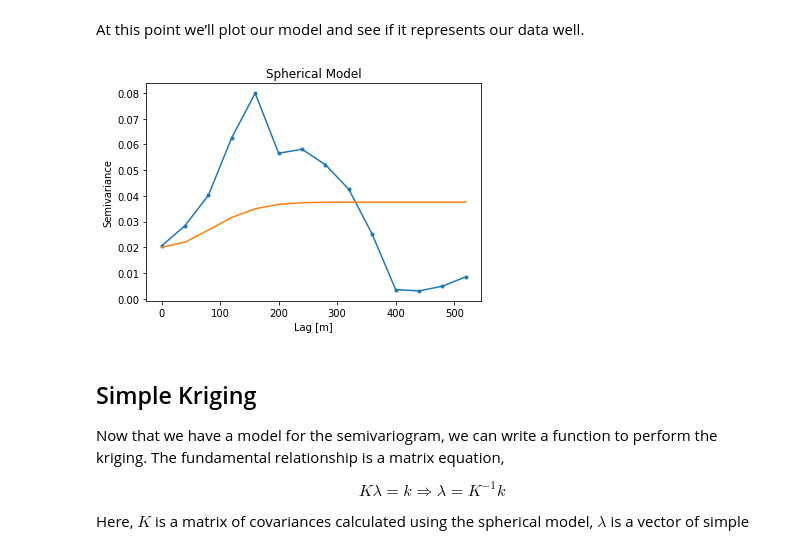
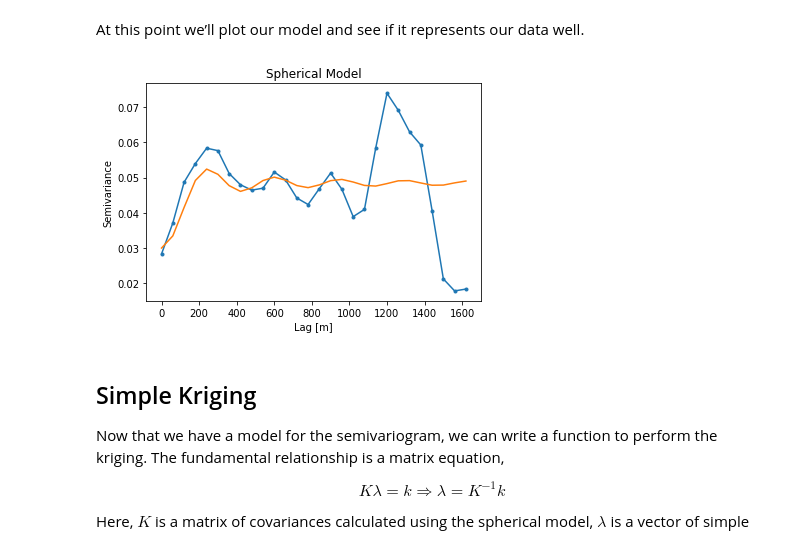
Before and after one commit to red5alex/kriglab, a Jupyter notebook: Simple_Kriging-1D-Temporal.ipynb, the cells around one changed output. Saved outputs shown, nothing was run; the diff lists cells and outputs as text; code cells hidden in the pictures.

```diff
--- a/Simple_Kriging-1D-Temporal.ipynb
+++ b/Simple_Kriging-1D-Temporal.ipynb
@@ -107,9 +107,9 @@ The C() function is the covariance function, and will be used later. Let us now
 # %%
 
 # bandwidth, plus or minus bw meters
-bw = 40
+bw = 60
 # lags in 500 meter increments from zero to 10,000
-hs = np.arange(0, 600, bw)
+hs = np.arange(0, 2000, bw)
 sv = SV( P, hs, bw )
 plot( sv[0], sv[1], '.-' )
 xlabel('Lag [m]')
@@ -150,21 +150,23 @@ def gaussian( h, a, C0, Cn=0 ):
         Cn = np.ones(h.size) * Cn
         return map( gaussian, h, a, C0, Cn )
 # %%
-def exponential( h, a, C0 ):
+def exponential( h, a, C0, Cn=0 ):
     '''
     Exponential model of the semivariogram
     '''
     # if h is a single digit
     if type(h) == np.float64:
+
         # calculate the exponential function
-        return C0 * (1 - exp(-3*h/a))
+        return Cn+(C0-Cn) * (1 - exp(-3*h/a))
 
     # if h is an iterable
     else:
         # calcualte the exponential function for all elements
         a = np.ones( h.size ) * a
         C0 = np.ones( h.size ) * C0
-        return map( exponential, h, a, C0 )
+        Cn = np.ones(h.size) * Cn
+        return map( exponential, h, a, C0, Cn )
 # %%
 def spherical( h, a, C0, Cn=0 ):
     '''
@@ -199,12 +201,12 @@ def hole (h, a, C0, Cn=0):
         Cn = np.ones(h.size) * Cn
         return map( hole, h, a, C0, Cn )
 # %%
-def hole_N (h, a, C0, Cn=0):
+def hole_N (h, C0, a, Cn=0):
     #from Triki et al. p.1600 (Dowdall et al. 2003)
     if type(h) == np.float64:
         # calculate the hole function
         if h == 0:
-            return 0
+            return Cn
         else:
             return Cn+(C0-Cn)*( 1-(sin(h/a ))/(h/a) )
     # if h is an iterable
@@ -217,7 +219,7 @@ def hole_N (h, a, C0, Cn=0):
 # %% [markdown]
 Next, cvmodel() fits a model to the semivariogram data and returns a covariance method named covfct().
 # %%
-def cvmodel( P, model, hs, bw, Cn = None ):
+def cvmodel( P, model, hs, bw, Cn = None, svrange=None):
     '''
     Input:  (P)      ndarray, data
             (model)  modeling function
@@ -235,25 +237,26 @@ def cvmodel( P, model, hs, bw, Cn = None ):
     # calculate the sill
     C0 = C( P, hs[0], bw )
     # calculate the optimal parameters
-    param = opt( model, sv[0], sv[1], C0 )
+    if svrange is None:
+        svrange = opt( model, sv[0], sv[1], C0 )
     # return a covariance function
-    covfct = lambda h, a=param: C0 - model( h, a, C0, Cn=Cn )
+    covfct = lambda h, a=svrange: C0 - model( h, a, C0, Cn=Cn )
     return covfct
 # %% [markdown]
 At this point we’ll plot our model and see if it represents our data well.
 # %%
-varmodel = gaussian
+varmodel = hole_N
 
-sp = cvmodel( P, model=varmodel, hs=np.arange(0,600,200), bw=bw, Cn=0.02 )
+sp = cvmodel( P, model=varmodel, hs=np.arange(0,2000,100), bw=bw, Cn=0.03,svrange = 55  )
 C0 = C( P, hs[0], bw )
 plot( sv[0], sv[1], '.-' )
 plot( sv[0], C0 - sp( sv[0] ) ) ;
 title('Spherical Model')
 ylabel('Semivariance')
 xlabel('Lag [m]')
 savefig('semivariogram_model.png',fmt='png',dpi=200)
 # %% [output]
-[figure, old version]
+[figure, new version]
 # %% [markdown]
 ## Simple Kriging
 
```
Also changed, not shown: parts of 8 cells of this notebook, 6 other files.
